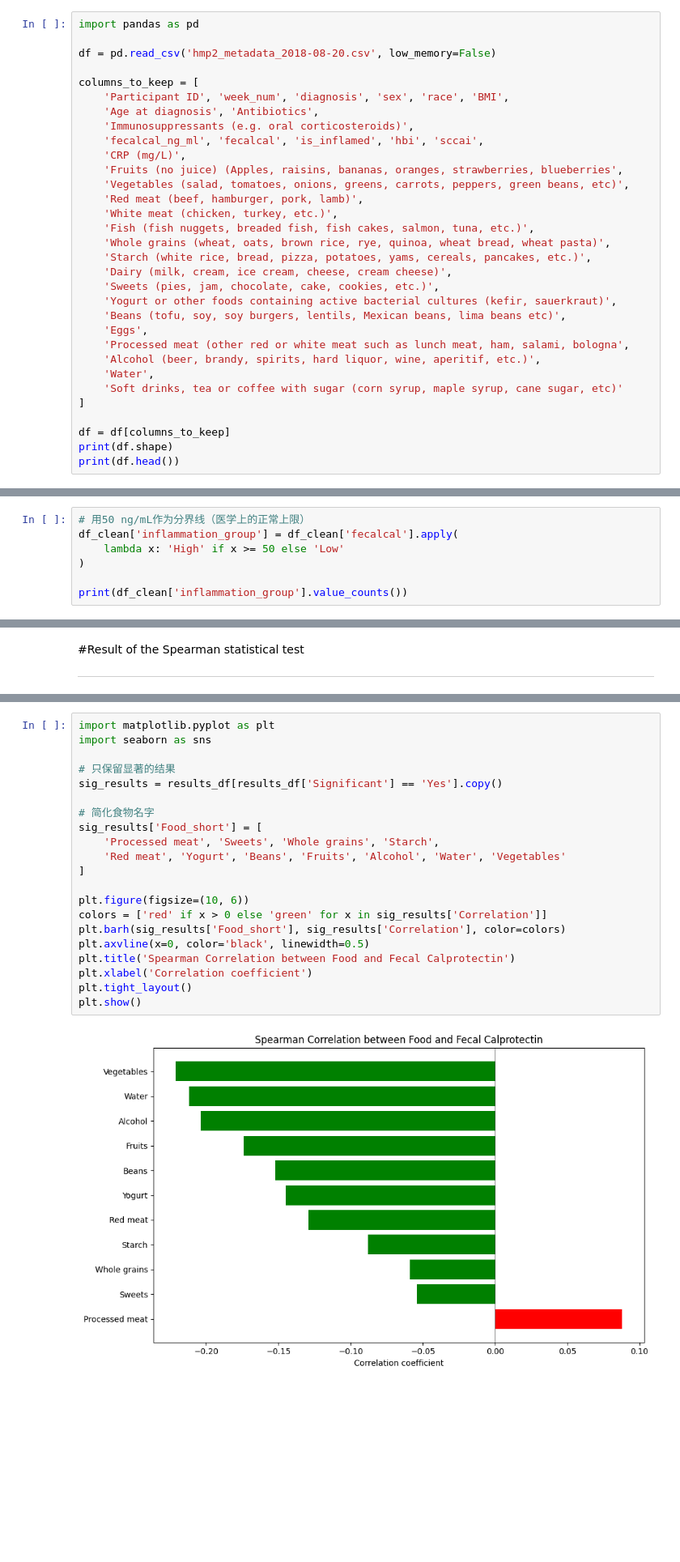
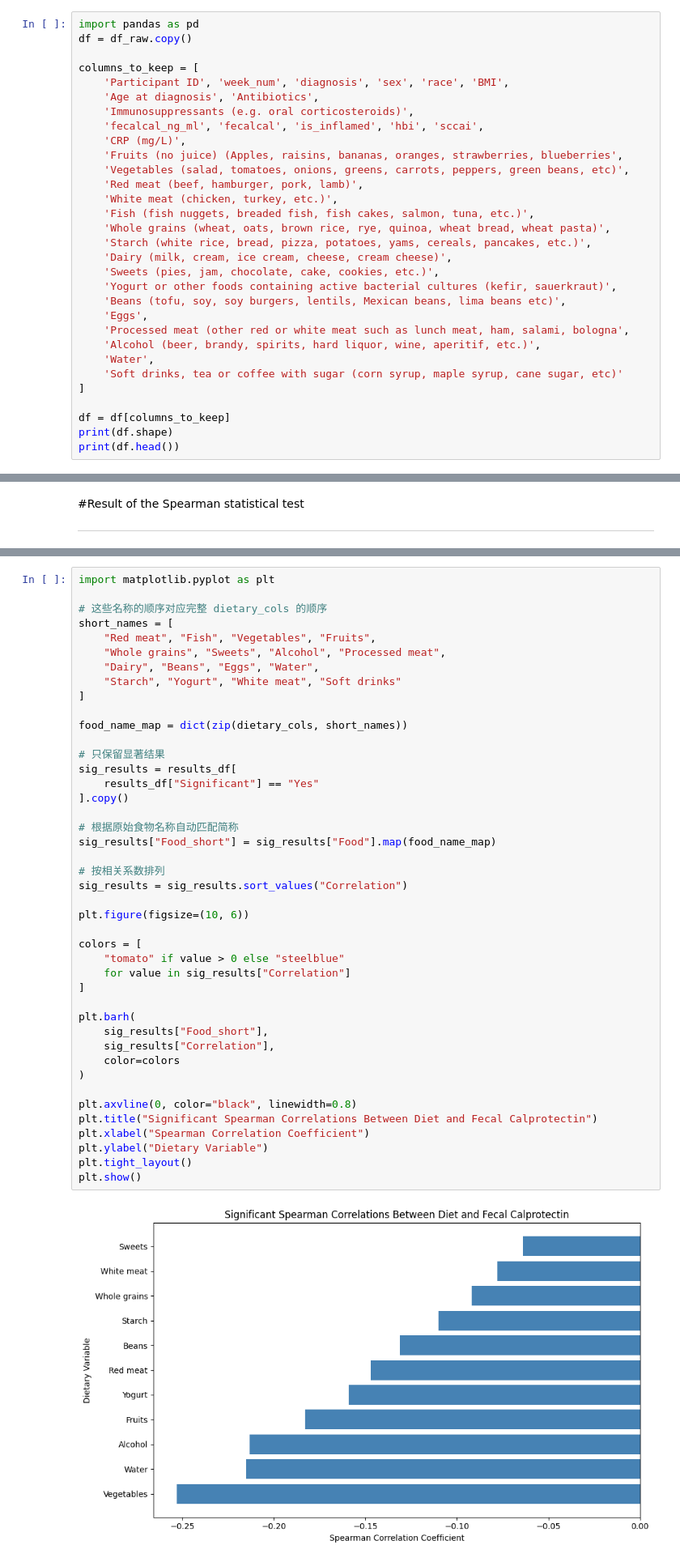
Before and after one commit to NooraZhang/IBD-diet-and-inflammation-analysis, a Jupyter notebook: IBDMDB_analysis.ipynb, the cells around one changed output, grey strips where cells are left out. Shown at 81% size. Drawn from its saved outputs; the diff is of its cells as text; blank space fills up the shorter version.

```diff
--- a/IBDMDB_analysis.ipynb
+++ b/IBDMDB_analysis.ipynb
@@ -18,8 +34,7 @@ print(df.shape)
 # Eliminate the unuseful variables
 # %%
 import pandas as pd
-
-df = pd.read_csv('hmp2_metadata_2018-08-20.csv', low_memory=False)
+df = df_raw.copy()
 
 columns_to_keep = [
     'Participant ID', 'week_num', 'diagnosis', 'sex', 'race', 'BMI',
@@ -214,7 +226,0 @@ plt.show()
-# %%
-# 用50 ng/mL作为分界线（医学上的正常上限）
-df_clean['inflammation_group'] = df_clean['fecalcal'].apply(
-    lambda x: 'High' if x >= 50 else 'Low'
-)
-
-print(df_clean['inflammation_group'].value_counts())
@@ -300,23 +329,45 @@ print(results_df.to_string())
 # %%
 import matplotlib.pyplot as plt
-import seaborn as sns
 
-# 只保留显著的结果
-sig_results = results_df[results_df['Significant'] == 'Yes'].copy()
-
-# 简化食物名字
-sig_results['Food_short'] = [
-    'Processed meat', 'Sweets', 'Whole grains', 'Starch',
-    'Red meat', 'Yogurt', 'Beans', 'Fruits', 'Alcohol', 'Water', 'Vegetables'
+# 这些名称的顺序对应完整 dietary_cols 的顺序
+short_names = [
+    "Red meat", "Fish", "Vegetables", "Fruits",
+    "Whole grains", "Sweets", "Alcohol", "Processed meat",
+    "Dairy", "Beans", "Eggs", "Water",
+    "Starch", "Yogurt", "White meat", "Soft drinks"
 ]
 
+food_name_map = dict(zip(dietary_cols, short_names))
+
+# 只保留显著结果
+sig_results = results_df[
+    results_df["Significant"] == "Yes"
+].copy()
+
+# 根据原始食物名称自动匹配简称
+sig_results["Food_short"] = sig_results["Food"].map(food_name_map)
+
+# 按相关系数排列
+sig_results = sig_results.sort_values("Correlation")
+
 plt.figure(figsize=(10, 6))
-colors = ['red' if x > 0 else 'green' for x in sig_results['Correlation']]
-plt.barh(sig_results['Food_short'], sig_results['Correlation'], color=colors)
-plt.axvline(x=0, color='black', linewidth=0.5)
-plt.title('Spearman Correlation between Food and Fecal Calprotectin')
-plt.xlabel('Correlation coefficient')
+
+colors = [
+    "tomato" if value > 0 else "steelblue"
+    for value in sig_results["Correlation"]
+]
+
+plt.barh(
+    sig_results["Food_short"],
+    sig_results["Correlation"],
+    color=colors
+)
+
+plt.axvline(0, color="black", linewidth=0.8)
+plt.title("Significant Spearman Correlations Between Diet and Fecal Calprotectin")
+plt.xlabel("Spearman Correlation Coefficient")
+plt.ylabel("Dietary Variable")
 plt.tight_layout()
 plt.show()
 # %% [output]
-[figure, old version]
+[figure, new version]
```
Also changed, not shown: parts of 27 cells of this notebook.
